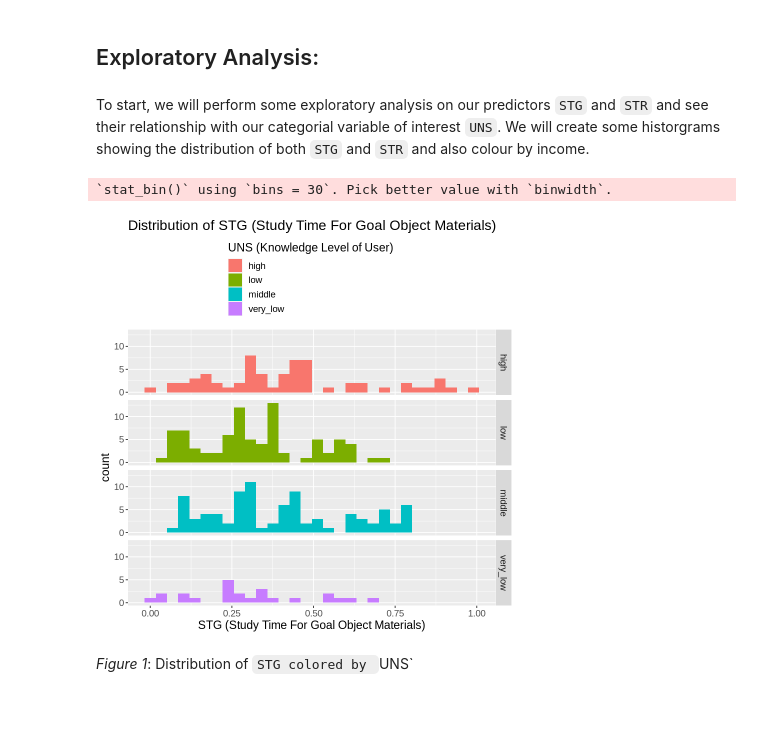
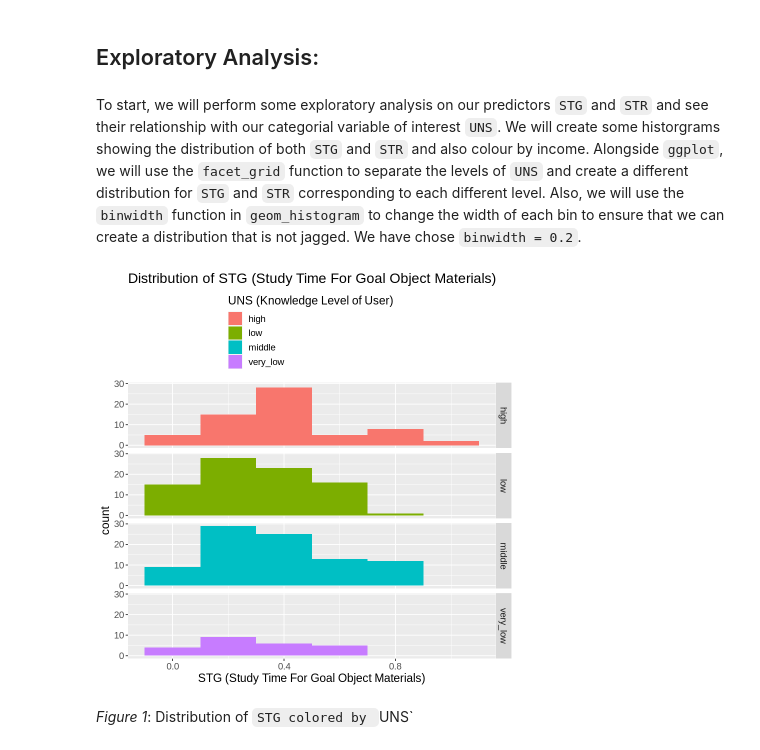
Before and after one commit to Wills-Hao/DSCI-100-project, a Jupyter notebook: final_group_project.ipynb, the cells around one changed output. Drawn from its saved outputs; the diff is of its cells as text; code cells hidden in the pictures; blank space fills up the shorter version.

Commit message:
added more to exploratory analysis

```diff
--- a/final_group_project.ipynb
+++ b/final_group_project.ipynb
@@ -217,21 +217,20 @@ A tibble: 258 × 3
 # %% [markdown]
 ## Exploratory Analysis:
 # %% [markdown]
-To start, we will perform some exploratory analysis on our predictors `STG` and `STR` and see their relationship with our categorial variable of interest `UNS`. We will create some historgrams showing the distribution of both `STG` and `STR` and also colour by income.
+To start, we will perform some exploratory analysis on our predictors `STG` and `STR` and see their relationship with our categorial variable of interest `UNS`. We will create some historgrams showing the distribution of both `STG` and `STR` and also colour by income. Alongside `ggplot`, we will use the `facet_grid` function to separate the levels of `UNS` and create a different distribution for `STG` and `STR` corresponding to each different level. Also, we will use the `binwidth` function in `geom_histogram` to change the width of each bin to ensure that we can create a distribution that is not jagged. We have chose `binwidth = 0.2`.
 # %%
 user_knowledge_plot <- ggplot(user_knowledge, aes(x = STG, fill = UNS)) +
-    geom_histogram() +
+    geom_histogram(binwidth = 0.2) +
     facet_grid(rows = vars(UNS)) +
     labs(x = "STG (Study Time For Goal Object Materials)", fill = "UNS (Knowledge Level of User)") +
     ggtitle("Distribution of STG (Study Time For Goal Object Materials)") +
     theme(text = element_text(size = 14),
     legend.position = "top",
         legend.direction = "vertical")
 
 user_knowledge_plot
 # %% [output]
-`stat_bin()` using `bins = 30`. Pick better value with `binwidth`.
-[figure, old version]
+[figure, new version]
 # %% [markdown]
 *Figure 1*: Distribution of `STG colored by `UNS`
 # %% [markdown]
```
